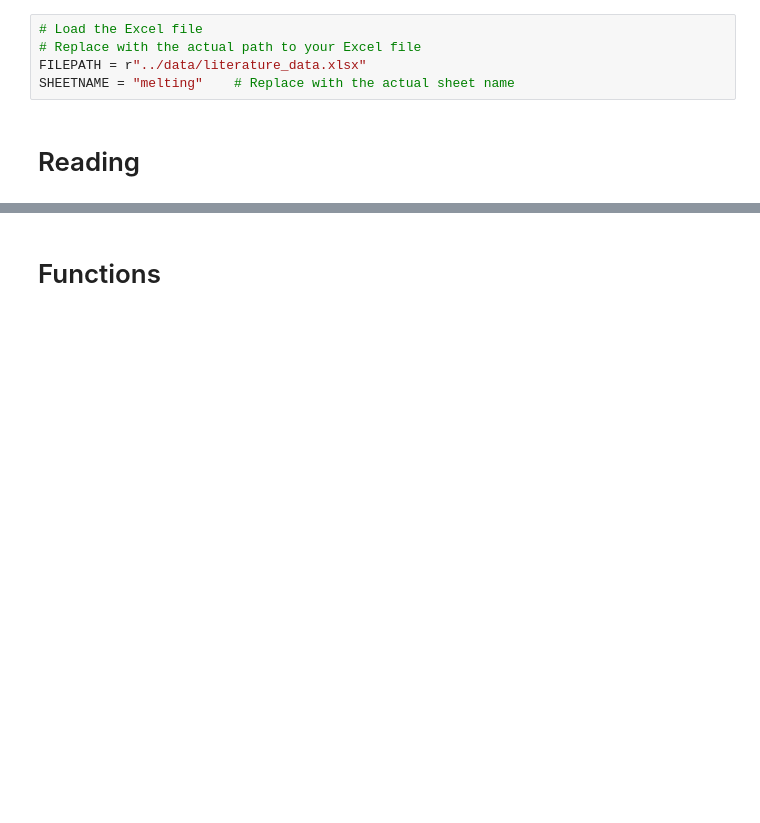
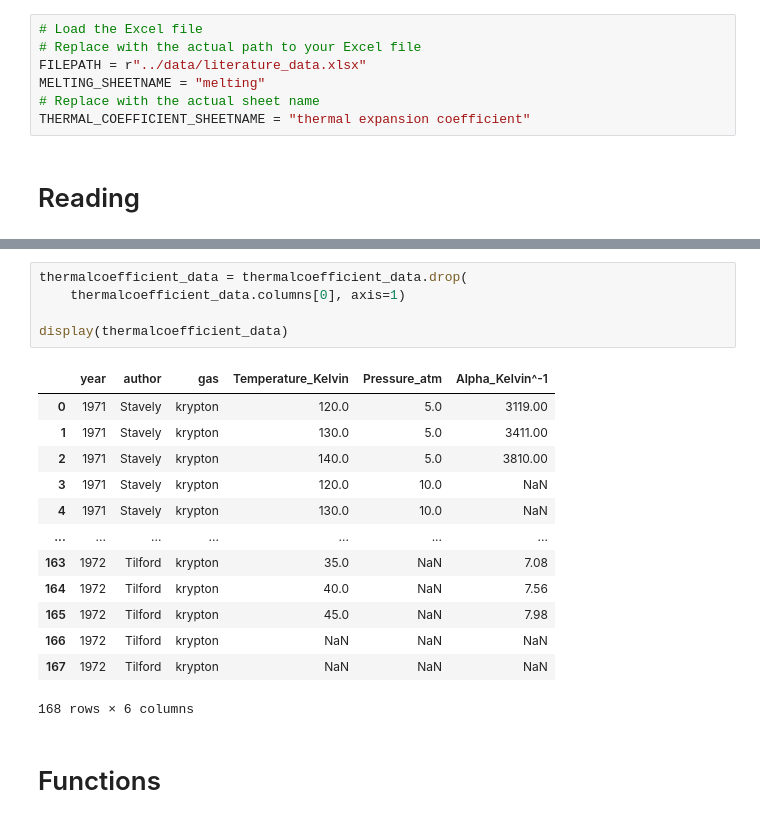
Before and after one commit to Iash5225/GENG5511_Thesis, a Jupyter notebook: src/visualise.ipynb, the cells around one changed output, grey strips where cells are left out. Cells and saved outputs as stored; diff of their text form; blank space fills up the shorter version.

```diff
--- a/src/visualise.ipynb
+++ b/src/visualise.ipynb
@@ -13,6 +13,8 @@ ureg = UnitRegistry()
 # Load the Excel file
 # Replace with the actual path to your Excel file
 FILEPATH = r"../data/literature_data.xlsx"
-SHEETNAME = "melting"    # Replace with the actual sheet name
+MELTING_SHEETNAME = "melting"
+# Replace with the actual sheet name
+THERMAL_COEFFICIENT_SHEETNAME = "thermal expansion coefficient"
 # %% [markdown]
 # Reading
@@ -41,6 +47,25 @@ display(data)
 | 120 | 1971 | Crawford | neon | 110.040 | NaN | NaN | 9953.55 | ... |
 | 121 | 1971 | Crawford | neon | 110.041 | NaN | NaN | 9953.58 | ... |
 122 rows × 11 columns
+# %%
+thermalcoefficient_data = thermalcoefficient_data.drop(
+    thermalcoefficient_data.columns[0], axis=1)
+
+display(thermalcoefficient_data)
+# %% [output]
+|  | year | author | gas | Temperature_Kelvin | Pressure_atm | Alpha_Kelvin^-1 |
+| 0 | 1971 | Stavely | krypton | 120.0 | 5.0 | 3119.00 |
+| 1 | 1971 | Stavely | krypton | 130.0 | 5.0 | 3411.00 |
+| 2 | 1971 | Stavely | krypton | 140.0 | 5.0 | 3810.00 |
+| 3 | 1971 | Stavely | krypton | 120.0 | 10.0 | NaN |
+| 4 | 1971 | Stavely | krypton | 130.0 | 10.0 | NaN |
+| ... | ... | ... | ... | ... | ... | ... |
+| 163 | 1972 | Tilford | krypton | 35.0 | NaN | 7.08 |
+| 164 | 1972 | Tilford | krypton | 40.0 | NaN | 7.56 |
+| 165 | 1972 | Tilford | krypton | 45.0 | NaN | 7.98 |
+| 166 | 1972 | Tilford | krypton | NaN | NaN | NaN |
+| 167 | 1972 | Tilford | krypton | NaN | NaN | NaN |
+168 rows × 6 columns
 # %% [markdown]
 # Functions
 # %%
```
Also changed, not shown: parts of 7 cells of this notebook.
